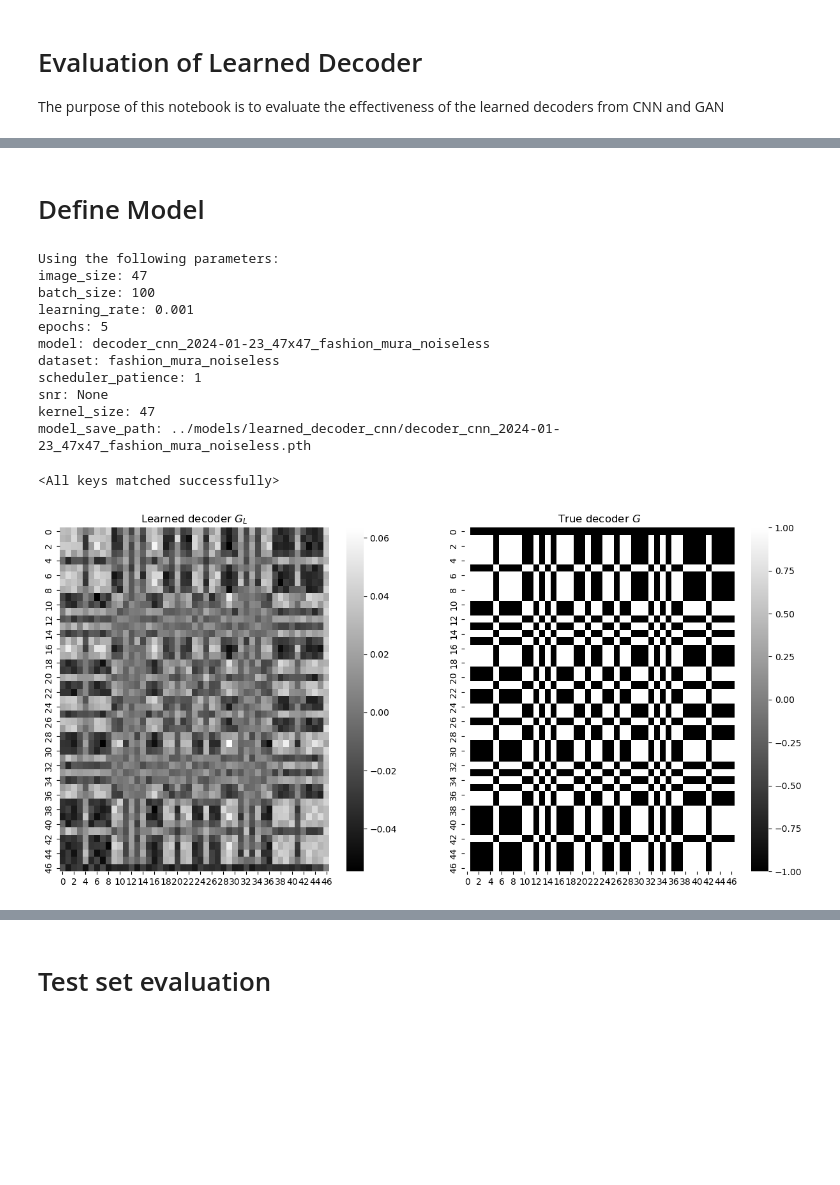
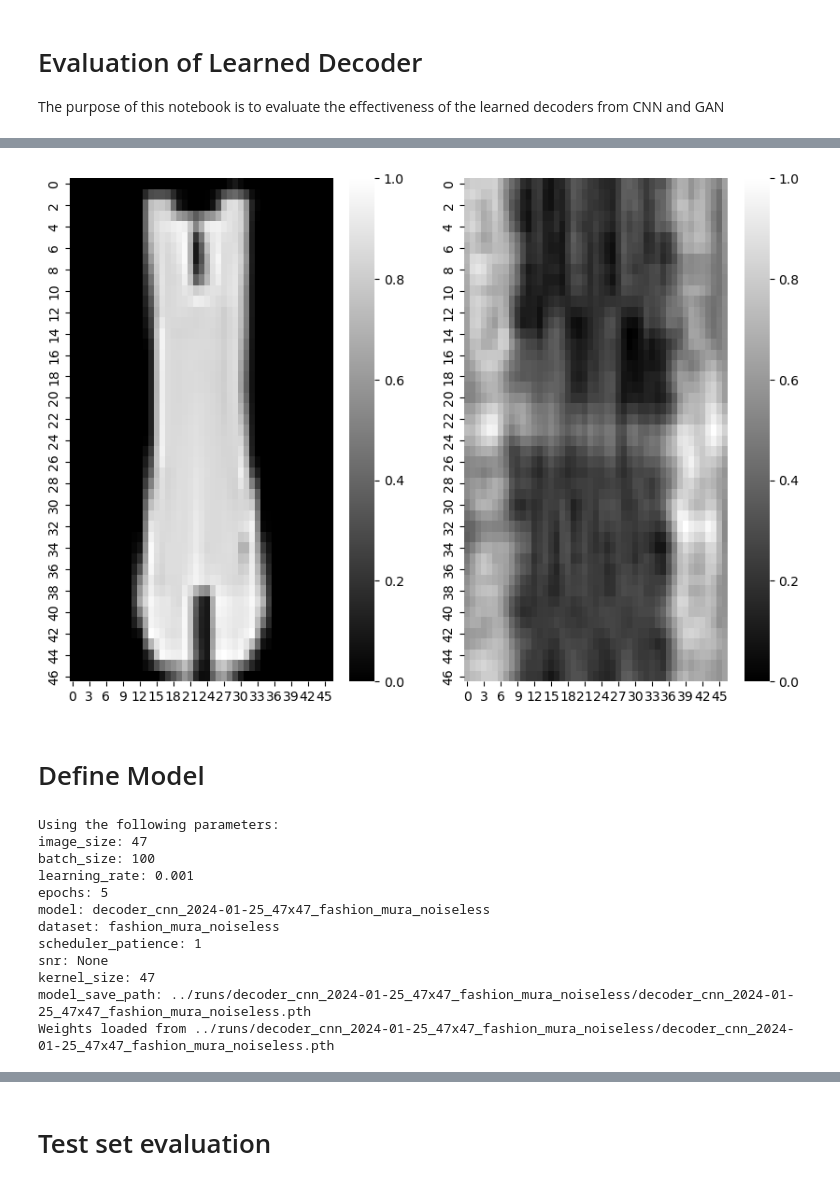
Before and after one commit to jornelasmunoz/UCM_Undergraduate_Research, a Jupyter notebook: jornelasmunoz/notebooks/evaluation_learn_decoder.ipynb, the cells around one changed output, grey strips where cells are left out. Drawn from its saved outputs; the diff is of its cells as text; code cells hidden in the pictures; blank space fills up the shorter version.

```diff
--- a/jornelasmunoz/notebooks/evaluation_learn_decoder.ipynb
+++ b/jornelasmunoz/notebooks/evaluation_learn_decoder.ipynb
@@ -83,8 +71,0 @@ target_transform = transforms.Compose(
-# %%
-# Load dataset
-# data_mura  = MNIST_MURA('../data/MNIST/', params, transform=transform_list, target_transform=target_transform, train=True)
-data_mura  = FashionMURA('../data/FashionMNIST/', params, transform=transform_list, target_transform=target_transform, train=True)
-
-loaders = {}
-# Define DataLoader
-loaders['train'] = DataLoader(data_mura , batch_size=1, shuffle=False)
@@ -101,2 +71,0 @@ plt.show()
-# %% [markdown]
-# Define Model
@@ -132,38 +72,30 @@ class RECON_CNN(torch.nn.Module):
-# %%
-# Instantiate model
-model = RECON_CNN(params)#.to(device)
-model.optimizer = torch.optim.Adam(model.parameters(), lr = model.params['learning_rate'])
-model.scheduler = torch.optim.lr_scheduler.ReduceLROnPlateau(model.optimizer, 'min',patience=model.params['scheduler_patience'])
-
-RUN_DIR = path+f'runs/{model.params["model"]}/'
-# LOAD MODEL
-# model.load_state_dict(torch.load('../models/learned_decoder_cnn/decoder_cnn.pth'))
-model.load_state_dict(torch.load(RUN_DIR+f"{model.params['model']}.pth"))
-# %% [output]
-Using the following parameters:
-image_size: 47
-batch_size: 100
-learning_rate: 0.001
-epochs: 5
-model: decoder_cnn_2024-01-23_47x47_fashion_mura_noiseless
-dataset: fashion_mura_noiseless
-scheduler_patience: 1
-snr: None
-kernel_size: 47
-model_save_path: ../models/learned_decoder_cnn/decoder_cnn_2024-01-23_47x47_fashion_mura_noiseless.pth
-<All keys matched successfully>
-# %%
-# Pot weights
-weight_map = list(model.parameters())[0].cpu().detach().squeeze(0).squeeze(0)
-fig, axs = plt.subplots(1,2, figsize = (15,7))
-sns.heatmap(weight_map, cmap='gray', ax=axs[0])
-sns.heatmap(data_mura.G, cmap='gray', ax=axs[1])
-# sns.heatmap(fashion_mura.G, cmap='gray', ax=axs[1])
-
-axs[0].set_title("Learned decoder $G_L$")
-axs[1].set_title("True decoder $G$")
-# fig.savefig('../figs/learned_decoder_cnn_20_epochs_circular_pad.png')
-
-plt.show()
-# %% [output]
-[figure, removed]
+# %%
+# Visualize data
+fig, axs = plt.subplots(1,2, figsize=(10,7))
+idx=4
+sns.heatmap(loaders['train'].dataset[idx]['target'].squeeze(0), cmap= 'gray', ax=axs[0])
+sns.heatmap(loaders['train'].dataset[idx]['img'].squeeze(0), cmap= 'gray', ax=axs[1])
+# axs[0].axis('off')
+# axs[1].axis('off')
+plt.show()
+# %% [output]
+[figure, added]
+# %% [markdown]
+# Define Model
+# %%
+# Instantiate model
+model = RECON_CNN(params)#.to(device)
+# model.apply(model.weights_init)
+# %% [output]
+Using the following parameters:
+image_size: 47
+batch_size: 100
+learning_rate: 0.001
+epochs: 5
+model: decoder_cnn_2024-01-25_47x47_fashion_mura_noiseless
+dataset: fashion_mura_noiseless
+scheduler_patience: 1
+snr: None
+kernel_size: 47
+model_save_path: ../runs/decoder_cnn_2024-01-25_47x47_fashion_mura_noiseless/decoder_cnn_2024-01-25_47x47_fashion_mura_noiseless.pth
+Weights loaded from ../runs/decoder_cnn_2024-01-25_47x47_fashion_mura_noiseless/decoder_cnn_2024-01-25_47x47_fashion_mura_noiseless.pth
```
Also changed, not shown: parts of 11 cells of this notebook, 1 other file.
